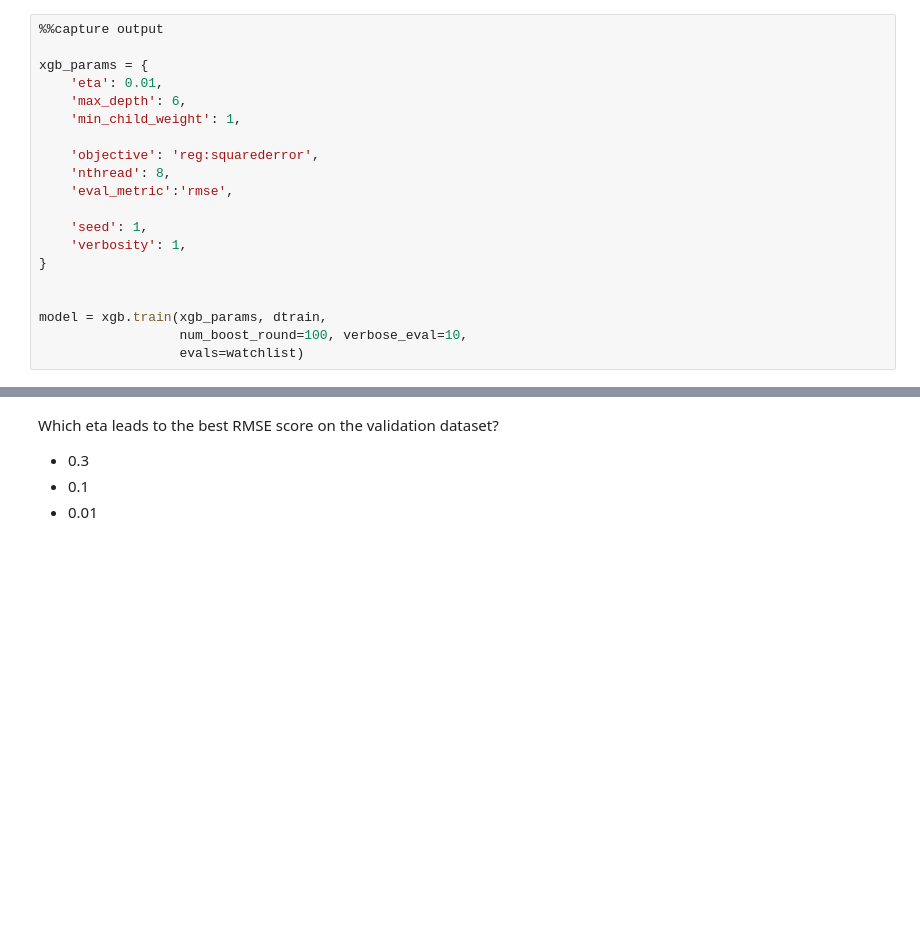
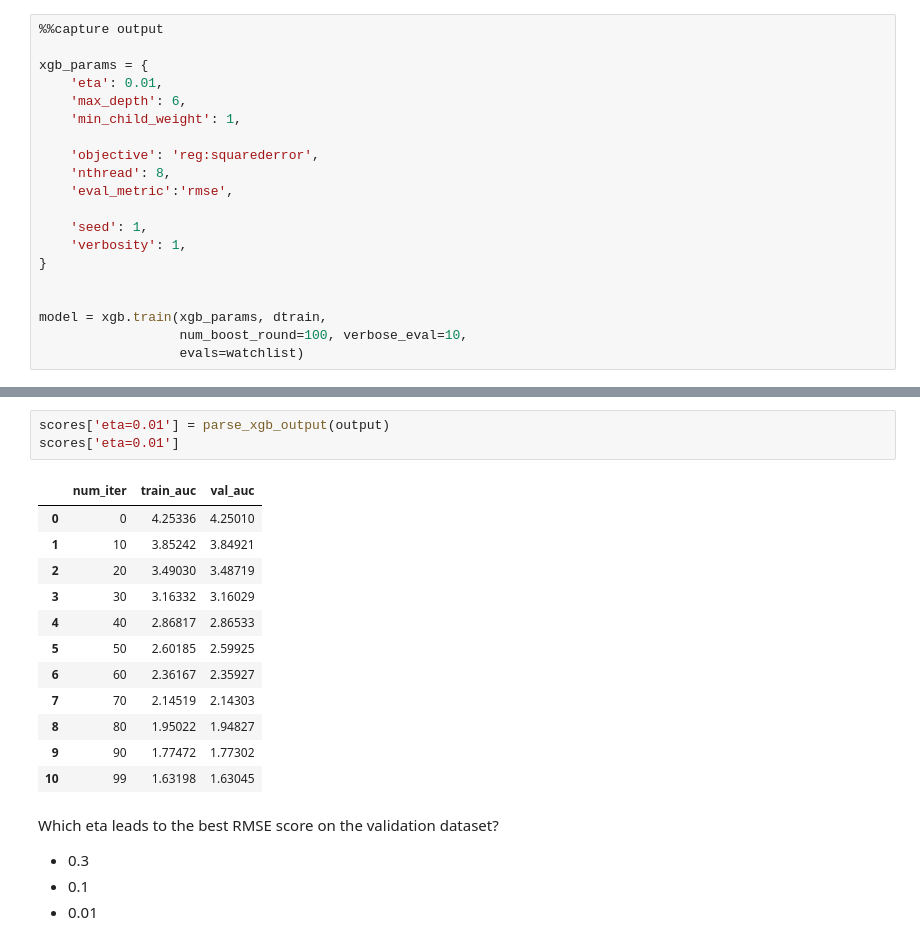
Before and after one commit to aenoboa1/ML-Zoomcamp-Homeworks, a Jupyter notebook: WEEK 6/homework-6-starter.ipynb, the cells around one changed output, grey strips where cells are left out. Drawn from its saved outputs; the diff is of its cells as text; blank space fills up the shorter version.

```diff
--- a/WEEK 6/homework-6-starter.ipynb
+++ b/WEEK 6/homework-6-starter.ipynb
@@ -528,3 +549,19 @@ print(max(zip(aucs_val_eta_01, tree)))
+# %%
+scores['eta=0.01'] = parse_xgb_output(output)
+scores['eta=0.01']
+# %% [output]
+|  | num_iter | train_auc | val_auc |
+| 0 | 0 | 4.25336 | 4.25010 |
+| 1 | 10 | 3.85242 | 3.84921 |
+| 2 | 20 | 3.49030 | 3.48719 |
+| 3 | 30 | 3.16332 | 3.16029 |
+| 4 | 40 | 2.86817 | 2.86533 |
+| 5 | 50 | 2.60185 | 2.59925 |
+| 6 | 60 | 2.36167 | 2.35927 |
+| 7 | 70 | 2.14519 | 2.14303 |
+| 8 | 80 | 1.95022 | 1.94827 |
+| 9 | 90 | 1.77472 | 1.77302 |
+| 10 | 99 | 1.63198 | 1.63045 |
 # %% [markdown]
 Which eta leads to the best RMSE score on the validation dataset?
 
```
Also changed, not shown: parts of 12 cells of this notebook.
